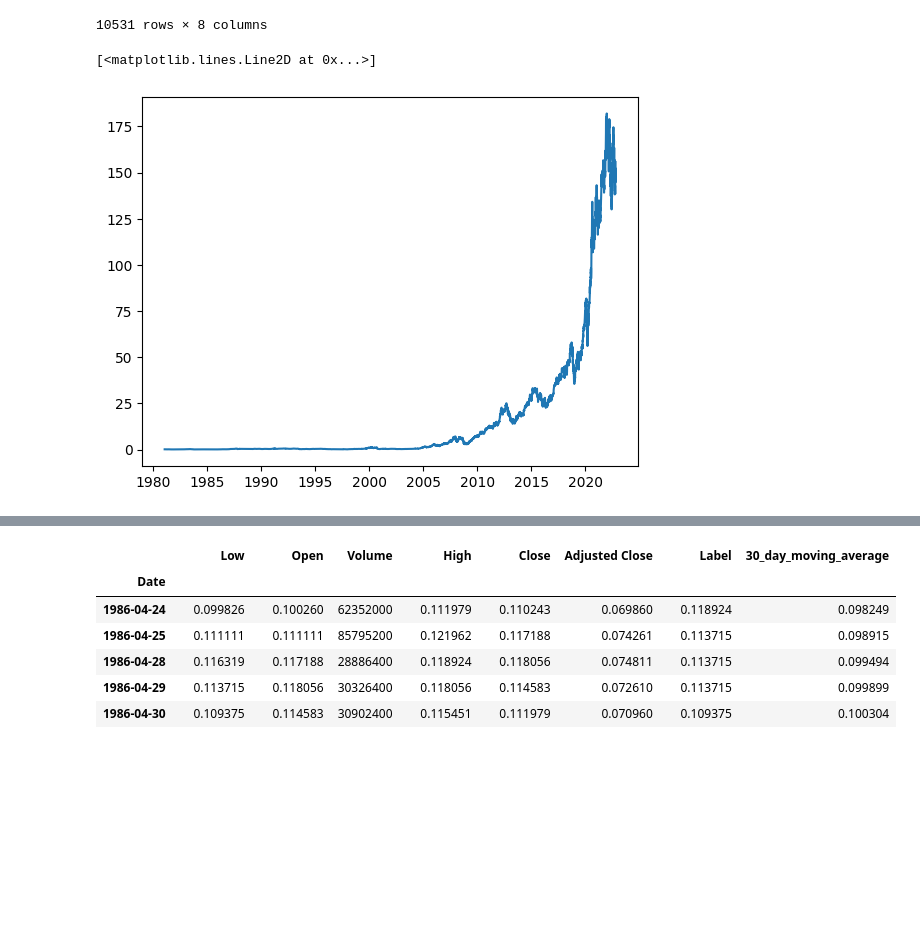
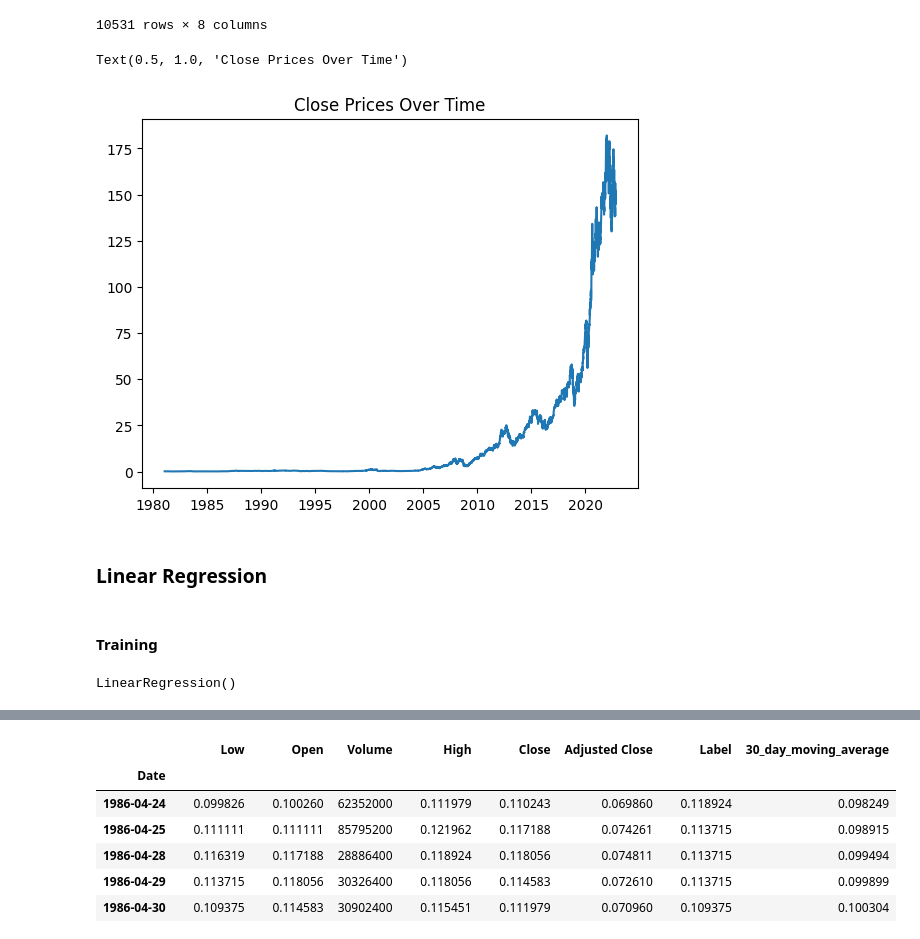
Before and after one commit to ccpoe9/Stock-Price-Prediction, a Jupyter notebook: stock-price-prediction.ipynb, the cells around one changed output, grey strips where cells are left out. Saved outputs shown, nothing was run; the diff lists cells and outputs as text; code cells hidden in the pictures; blank space fills up the shorter version.

```diff
--- a/stock-price-prediction.ipynb
+++ b/stock-price-prediction.ipynb
@@ -335,9 +804,10 @@ df
 10531 rows × 8 columns
 # %%
 plt.plot(df.index, df['Close'])
+plt.title("Close Prices Over Time")
 # %% [output]
-[<matplotlib.lines.Line2D at 0x...>]
+Text(0.5, 1.0, 'Close Prices Over Time')
-[figure, old version]
+[figure, new version]
 # %%
 X = df.drop(columns="Label")
 y = df["Label"]
@@ -345,0 +816,9 @@ X_train, X_test, y_train, y_test = train_test_split(X, y, test_size=0.2)
+# %% [markdown]
+### Linear Regression
+# %% [markdown]
+#### Training
+# %%
+lr = LinearRegression()
+lr.fit(X_train, y_train)
+# %% [output]
+LinearRegression()
```
Also changed, not shown: parts of 187 cells of this notebook, 3 other files.
